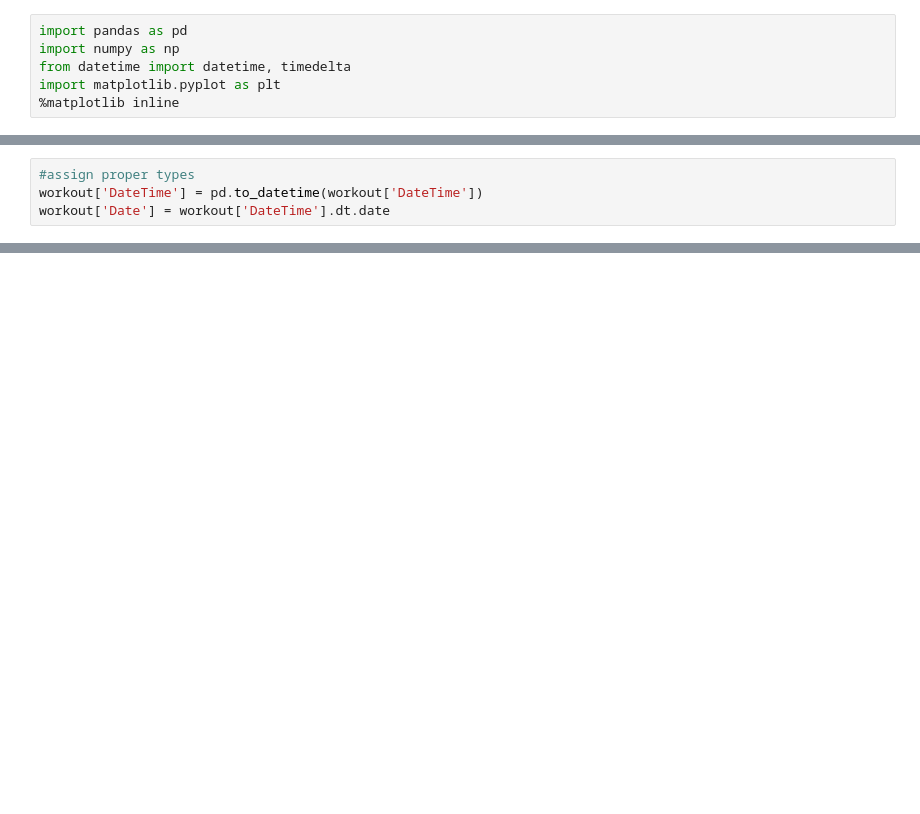
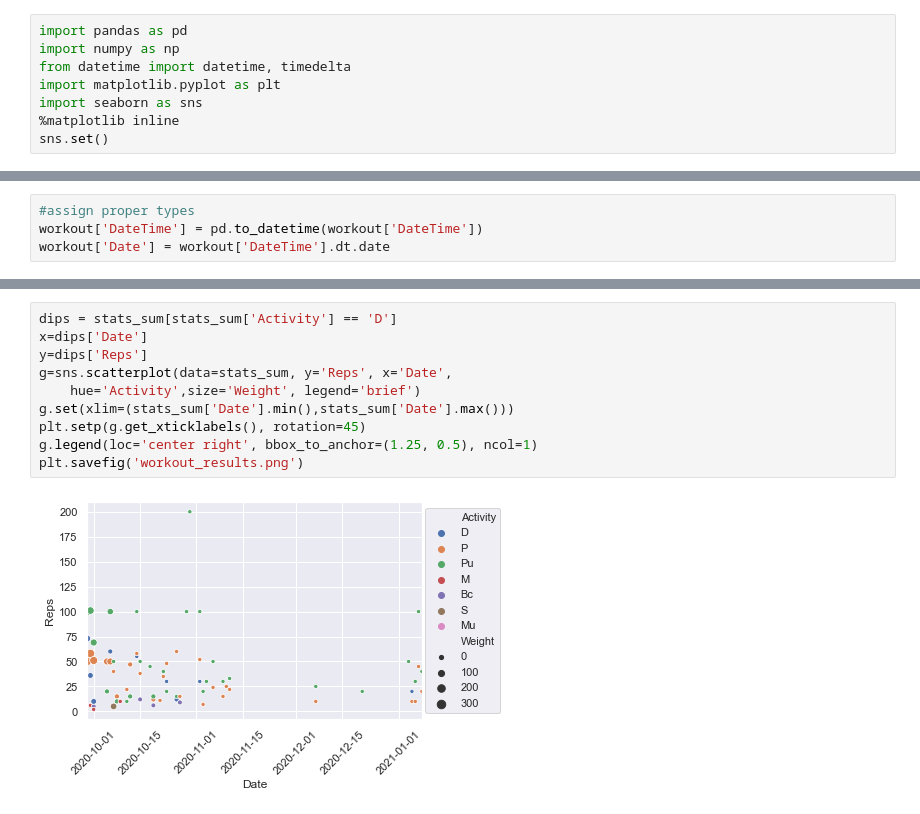
Before and after one commit to tisSoFluffy/WorkoutTracker, a Jupyter notebook: workoutStats.ipynb, the cells around one changed output, grey strips where cells are left out. Cells and saved outputs as stored; diff of their text form; blank space fills up the shorter version.

```diff
--- a/workoutStats.ipynb
+++ b/workoutStats.ipynb
@@ -3,7 +3,9 @@ import pandas as pd
 import numpy as np
 from datetime import datetime, timedelta
 import matplotlib.pyplot as plt
+import seaborn as sns
 %matplotlib inline
+sns.set()
 # %%
 workout = pd.read_csv('workoutlog.csv')
 workout.head()
@@ -37,0 +39,12 @@ stats.mean()
+# %%
+dips = stats_sum[stats_sum['Activity'] == 'D']
+x=dips['Date']
+y=dips['Reps']
+g=sns.scatterplot(data=stats_sum, y='Reps', x='Date',
+    hue='Activity',size='Weight', legend='brief')
+g.set(xlim=(stats_sum['Date'].min(),stats_sum['Date'].max()))
+plt.setp(g.get_xticklabels(), rotation=45)
+g.legend(loc='center right', bbox_to_anchor=(1.25, 0.5), ncol=1)
+plt.savefig('workout_results.png')
+# %% [output]
+[figure, added]
```
Also changed, not shown: parts of 4 cells of this notebook, 4 other files.
